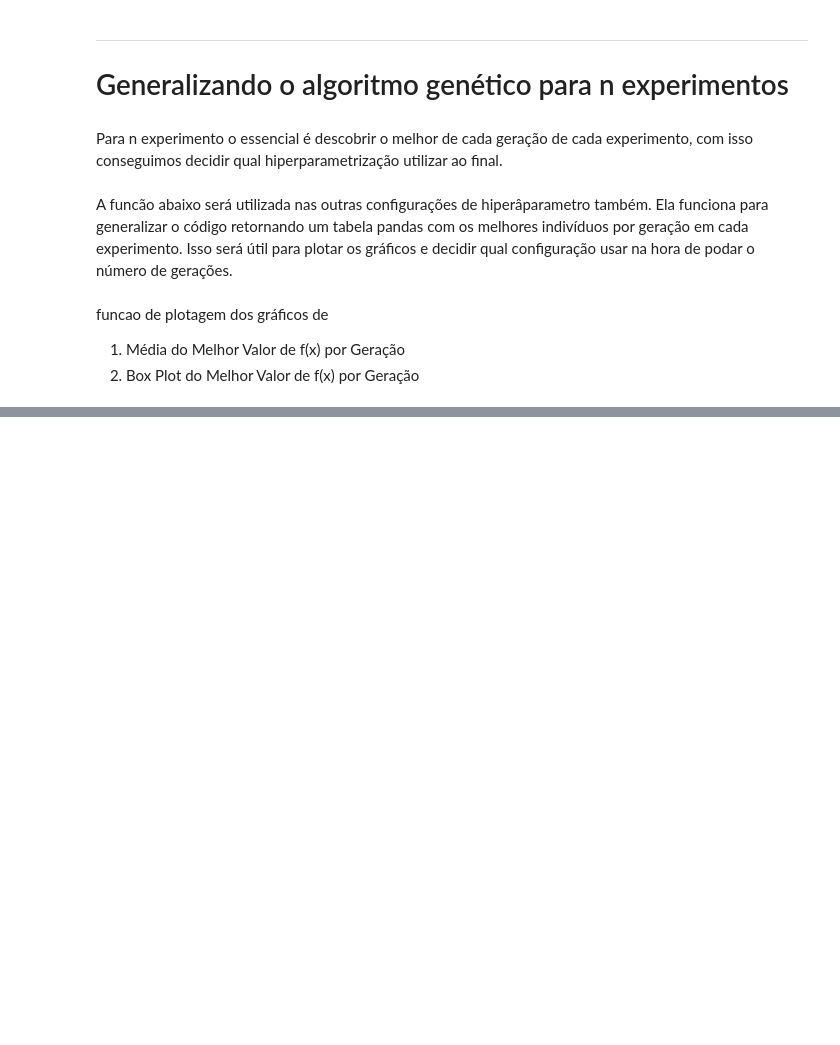
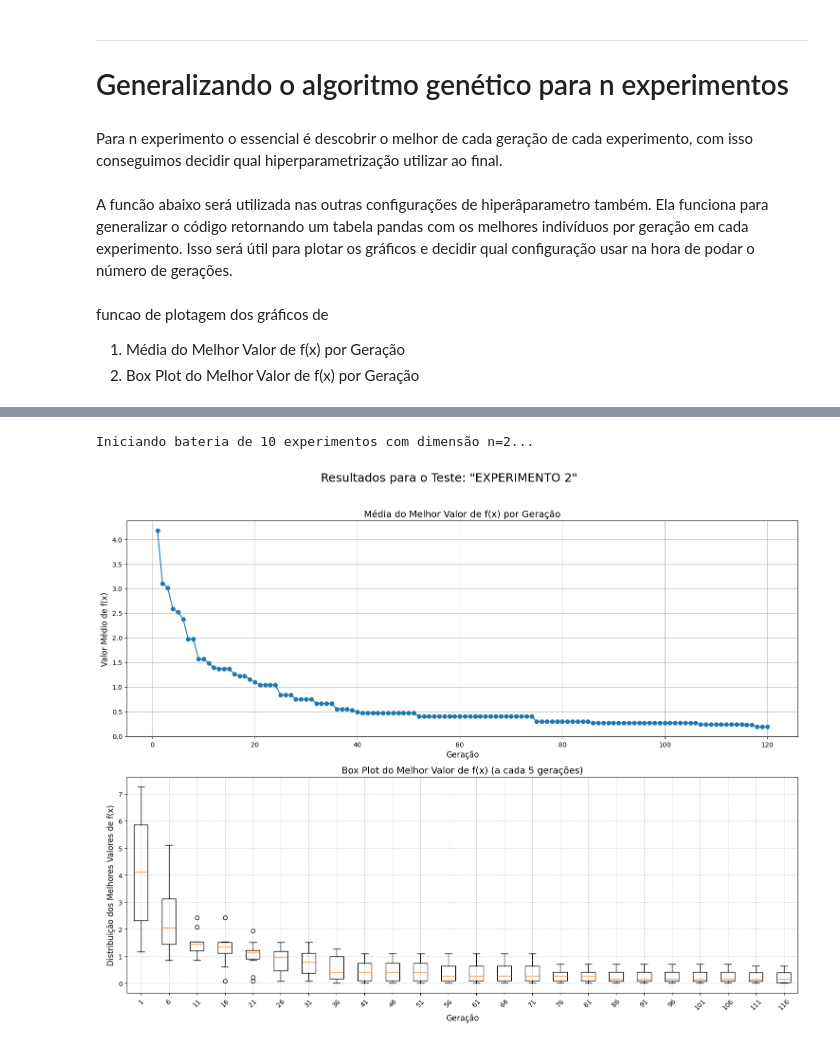
Before and after one commit to MtHenriqueF/GA-Rastrigin-1, a Jupyter notebook: GA.ipynb, the cells around one changed output, grey strips where cells are left out. Saved outputs shown, nothing was run; the diff lists cells and outputs as text; code cells hidden in the pictures; blank space fills up the shorter version.

```diff
--- a/GA.ipynb
+++ b/GA.ipynb
@@ -433,0 +485,25 @@ tabela_resultados
+# %%
+n_dimensao = 2
+num_execucoes = 10
+
+algorithm_param = {
+    'max_num_iteration': 120,
+    'population_size': 200,
+    'mutation_probability': 0.01,
+    'mutation_type': 'gauss_by_x',
+    'crossover_type': 'uniform',
+    'elit_ratio': 0.10,
+    'parents_portion': 0.9,
+    'selection_type': 'roulette',
+}
+
+tabela_resultados_exp2 = executar_experimentos(
+    algorithm_param=algorithm_param,
+    n_dim=n_dimensao,
+    num_experimentos=num_execucoes
+)
+
+plotar_resultados_experimentos(tabela_resultados_exp2, "EXPERIMENTO 2")
+# %% [output]
+Iniciando bateria de 10 experimentos com dimensão n=2...
+[figure, added]
```
Also changed, not shown: parts of 34 cells of this notebook.
